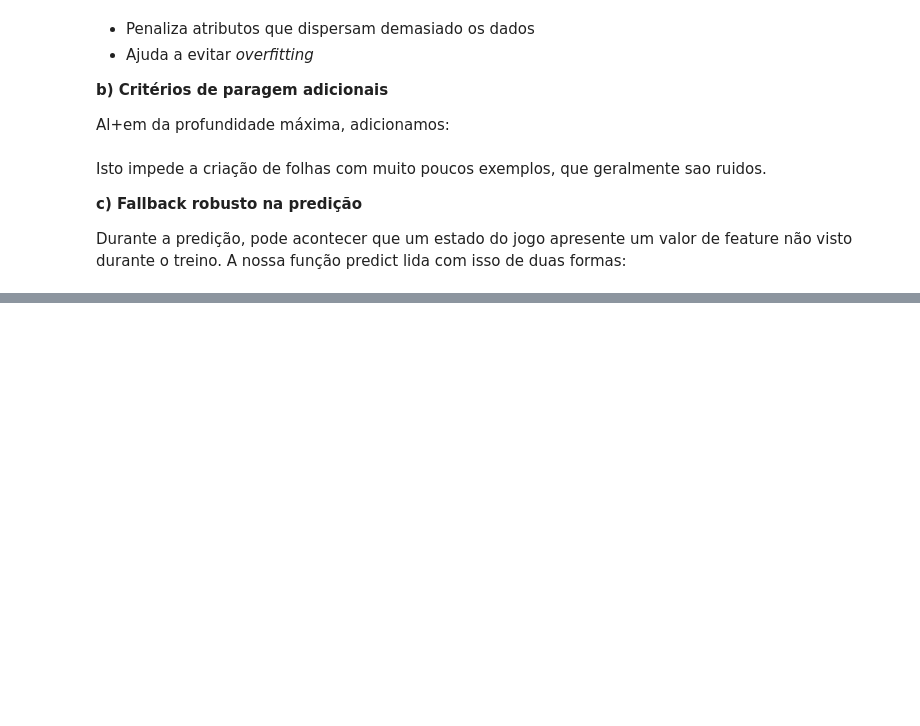
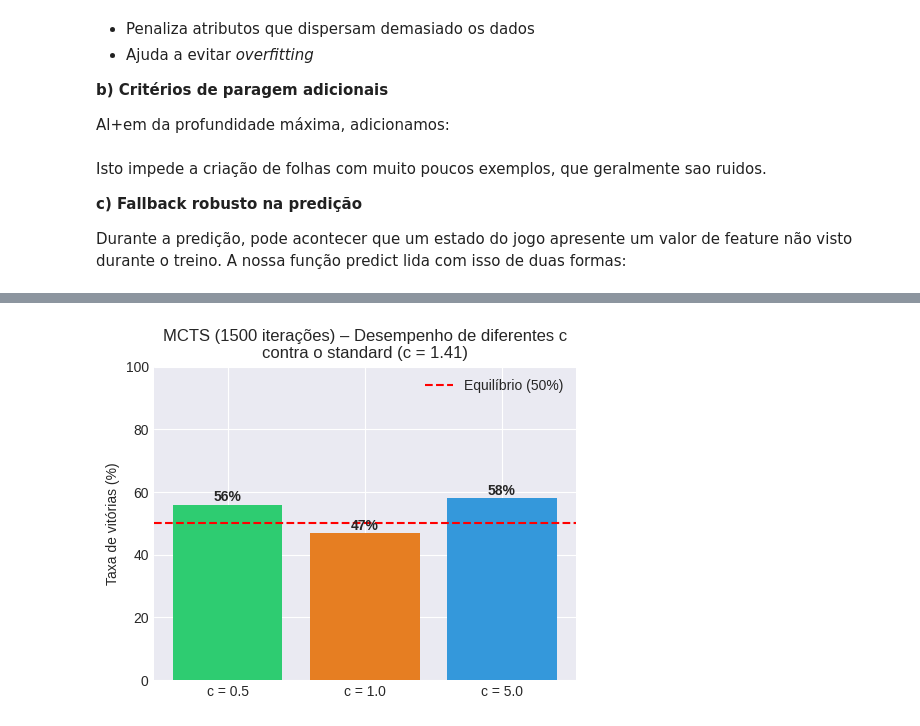
Before and after one commit to FilipeHuang/PopOut, a Jupyter notebook: PopOut_IA.ipynb, the cells around one changed output, grey strips where cells are left out. Cells and saved outputs as stored; diff of their text form; code cells hidden in the pictures; blank space fills up the shorter version.

```diff
--- a/PopOut_IA.ipynb
+++ b/PopOut_IA.ipynb
@@ -707,0 +560,20 @@ print("⚠️  Descomente após obter os resultados do torneio")
+# %%
+c_values = ['c = 0.5', 'c = 1.0', 'c = 5.0']
+
+win_rates = [56, 47, 58]
+
+plt.figure(figsize=(5, 4))
+bars = plt.bar(c_values, win_rates, color=['#2ecc71', '#e67e22', '#3498db'])
+plt.axhline(y=50, color='red', linestyle='--', label='Equilíbrio (50%)')
+plt.ylabel('Taxa de vitórias (%)')
+plt.title('MCTS – Desempenho de diferentes c\ncontra o standard (c = 1.41)')
+plt.ylim(0, 100)
+for bar, rate in zip(bars, win_rates):
+    plt.text(bar.get_x() + bar.get_width()/2, bar.get_height() + 1,
+             f'{rate}%', ha='center', fontweight='bold')
+plt.legend()
+plt.tight_layout()
+plt.savefig('mcts_c_comparison.png', dpi=150)
+plt.show()
+# %% [output]
+[figure, added]
```
Also changed, not shown: parts of 21 cells of this notebook, 1 other file.
